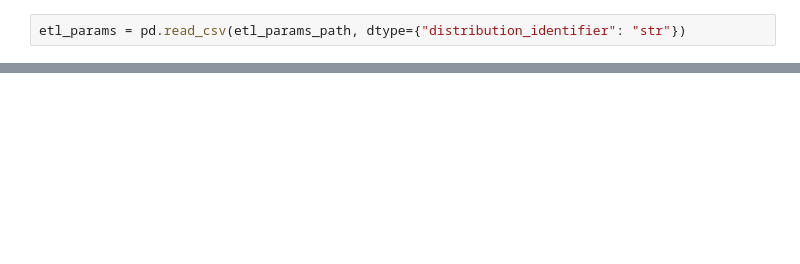
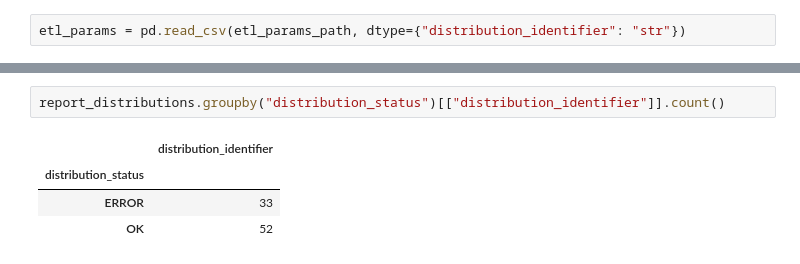
Before and after one commit to datosgobar/series-tiempo-ar-scraping, a Jupyter notebook: catalogo/codigo/etl_sspm.ipynb, the cells around one changed output, grey strips where cells are left out. Drawn from its saved outputs; the diff is of its cells as text; blank space fills up the shorter version.

```diff
--- a/catalogo/codigo/etl_sspm.ipynb
+++ b/catalogo/codigo/etl_sspm.ipynb
@@ -55,0 +101,7 @@ catalog = pydatajson.readers.read_catalog(catalog_json_path)[0]
+# %%
+report_distributions.groupby("distribution_status")[["distribution_identifier"]].count()
+# %% [output]
+|  | distribution_identifier |
+| distribution_status |  |
+| ERROR | 33 |
+| OK | 52 |
```
Also changed, not shown: parts of 40 cells of this notebook, 6 other files.
